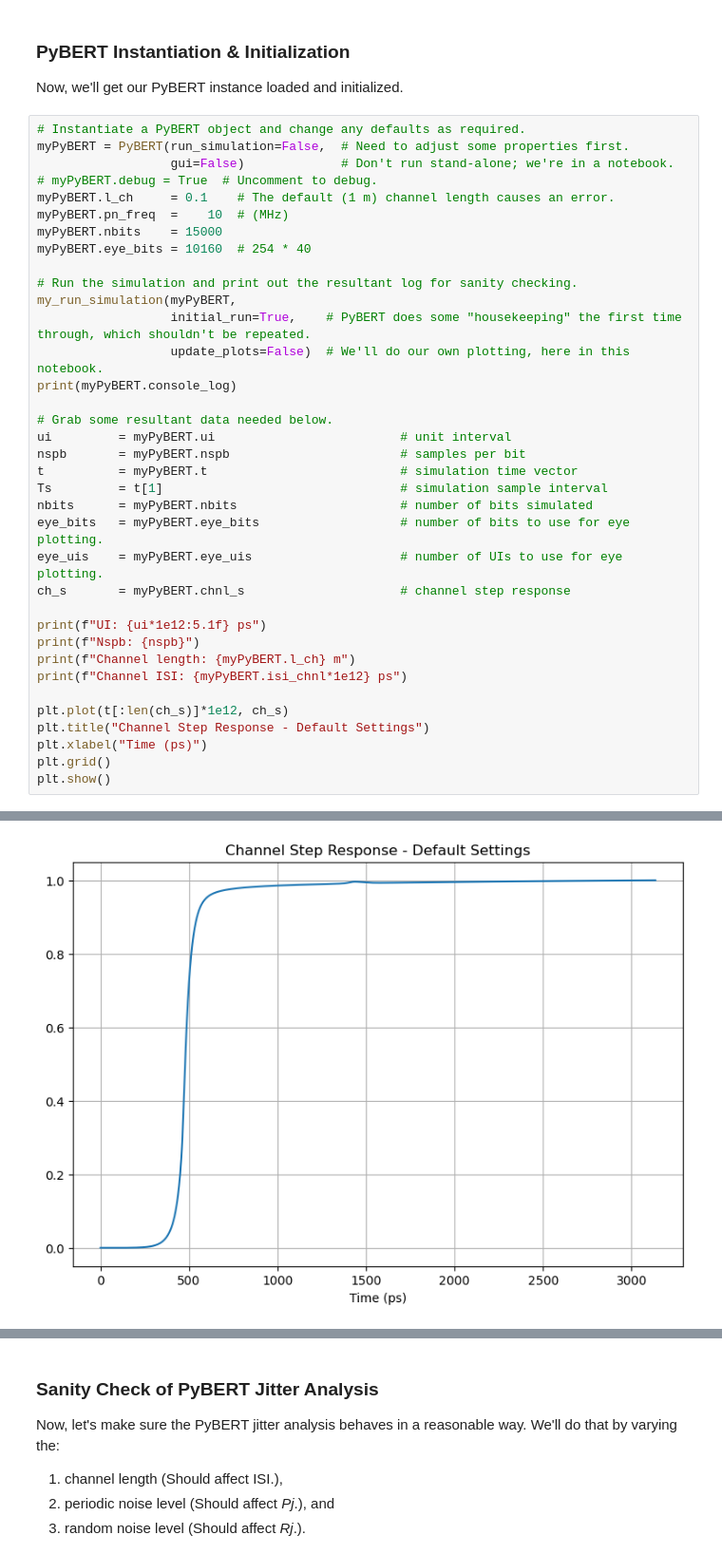
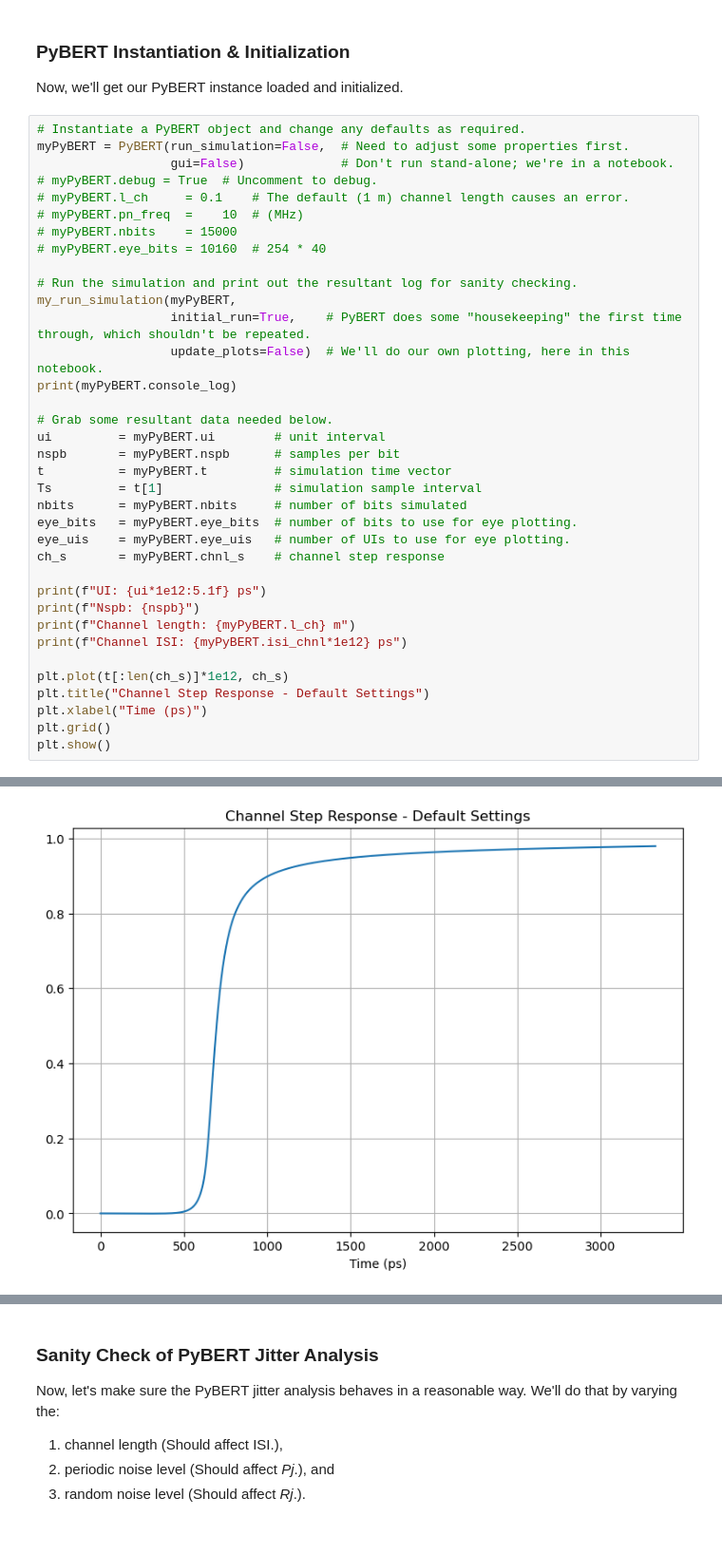
Before and after one commit to capn-freako/PyBERT, a Jupyter notebook: misc/OnJitterDecomposition.ipynb, the cells around one changed output, grey strips where cells are left out. Shown at 95% size. Cells and saved outputs as stored; diff of their text form.

```diff
--- a/misc/OnJitterDecomposition.ipynb
+++ b/misc/OnJitterDecomposition.ipynb
@@ -171,10 +184,10 @@ Now, we'll get our PyBERT instance loaded and initialized.
 myPyBERT = PyBERT(run_simulation=False,  # Need to adjust some properties first.
                   gui=False)             # Don't run stand-alone; we're in a notebook.
 # myPyBERT.debug = True  # Uncomment to debug.
-myPyBERT.l_ch     = 0.1    # The default (1 m) channel length causes an error.
-myPyBERT.pn_freq  =    10  # (MHz)
-myPyBERT.nbits    = 15000
-myPyBERT.eye_bits = 10160  # 254 * 40
+# myPyBERT.l_ch     = 0.1    # The default (1 m) channel length causes an error.
+# myPyBERT.pn_freq  =    10  # (MHz)
+# myPyBERT.nbits    = 15000
+# myPyBERT.eye_bits = 10160  # 254 * 40
 
 # Run the simulation and print out the resultant log for sanity checking.
 my_run_simulation(myPyBERT,
@@ -183,14 +196,14 @@ my_run_simulation(myPyBERT,
 print(myPyBERT.console_log)
 
 # Grab some resultant data needed below.
-ui         = myPyBERT.ui                         # unit interval
-nspb       = myPyBERT.nspb                       # samples per bit
-t          = myPyBERT.t                          # simulation time vector
-Ts         = t[1]                                # simulation sample interval
-nbits      = myPyBERT.nbits                      # number of bits simulated
-eye_bits   = myPyBERT.eye_bits                   # number of bits to use for eye plotting.
-eye_uis    = myPyBERT.eye_uis                    # number of UIs to use for eye plotting.
-ch_s       = myPyBERT.chnl_s                     # channel step response
+ui         = myPyBERT.ui        # unit interval
+nspb       = myPyBERT.nspb      # samples per bit
+t          = myPyBERT.t         # simulation time vector
+Ts         = t[1]               # simulation sample interval
+nbits      = myPyBERT.nbits     # number of bits simulated
+eye_bits   = myPyBERT.eye_bits  # number of bits to use for eye plotting.
+eye_uis    = myPyBERT.eye_uis   # number of UIs to use for eye plotting.
+ch_s       = myPyBERT.chnl_s    # channel step response
 
 print(f"UI: {ui*1e12:5.1f} ps")
 print(f"Nspb: {nspb}")
@@ -220 +233 @@ Channel ISI: 6.106730778114207 ps
-[figure, old version]
+[figure, new version]
```
Also changed, not shown: parts of 30 cells of this notebook.
